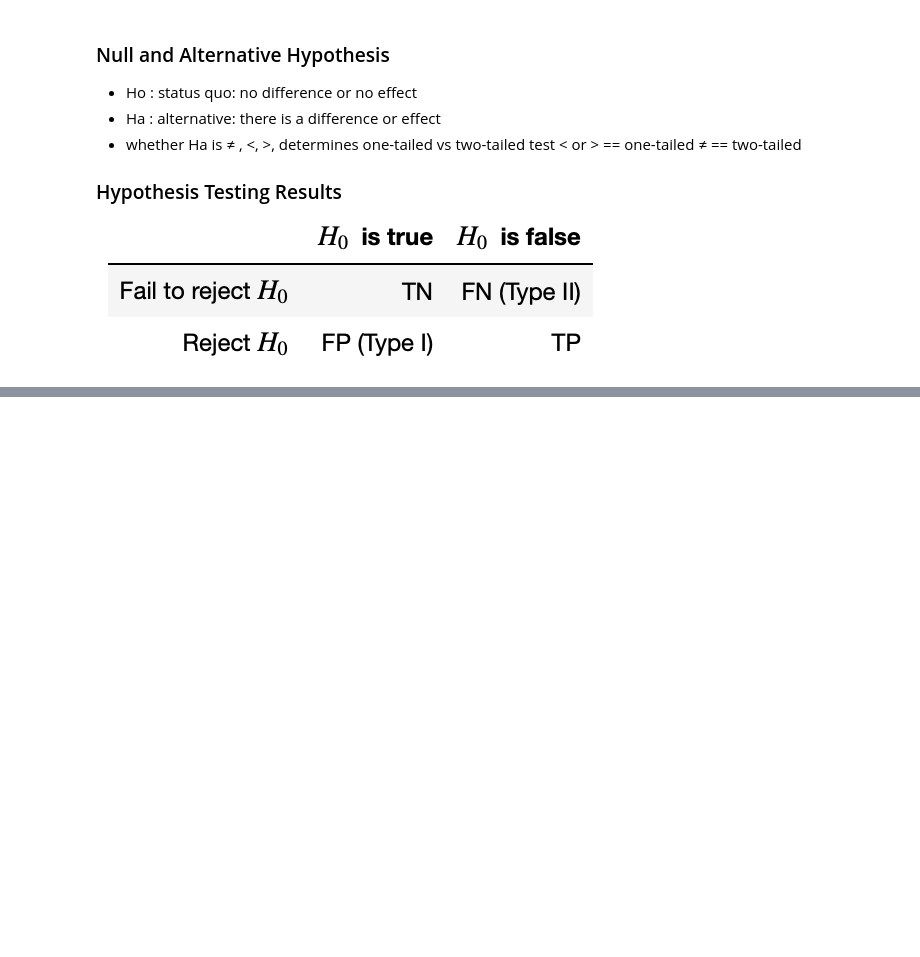
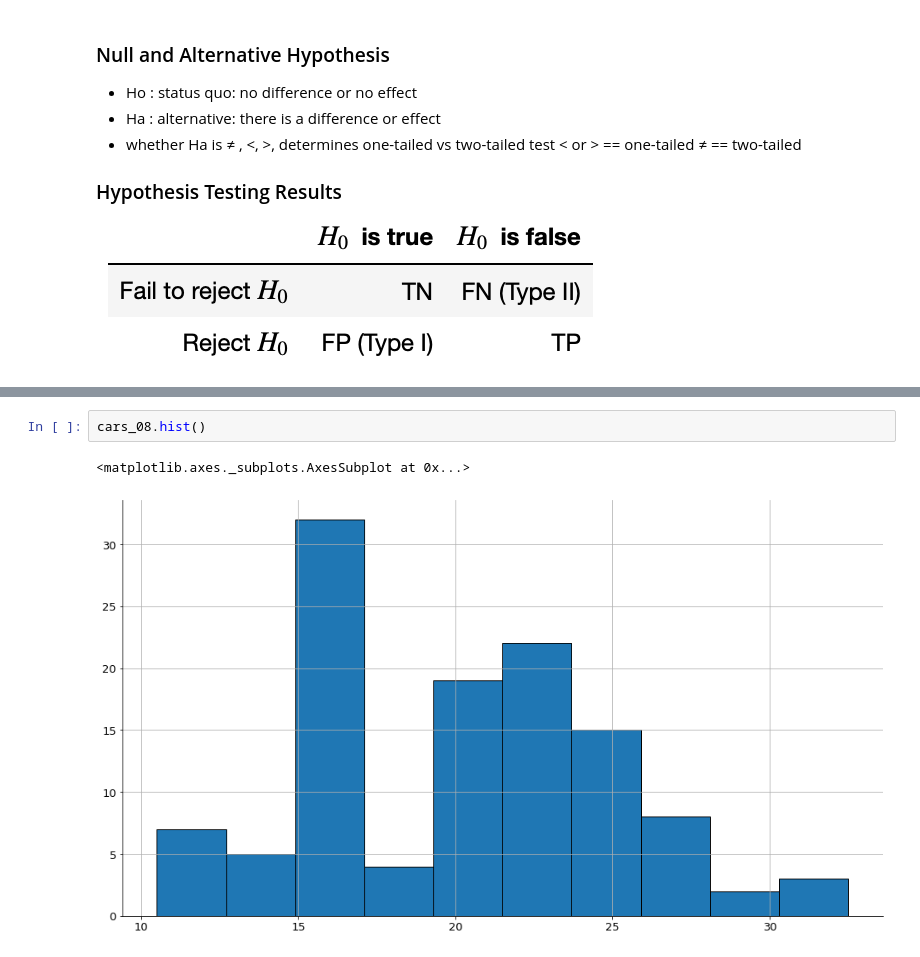
Before and after one commit to george887/statistics-exercises, a Jupyter notebook: hypothesis_testing.ipynb, the cells around one changed output, grey strips where cells are left out. Saved outputs shown, nothing was run; the diff lists cells and outputs as text; blank space fills up the shorter version.

```diff
--- a/hypothesis_testing.ipynb
+++ b/hypothesis_testing.ipynb
@@ -186,0 +344,5 @@ For each of the following scenarios: refine the question, generate a null and al
+# %%
+cars_08.hist()
+# %% [output]
+<matplotlib.axes._subplots.AxesSubplot at 0x...>
+[figure, added]
```
Also changed, not shown: parts of 39 cells of this notebook, 1 other file.
